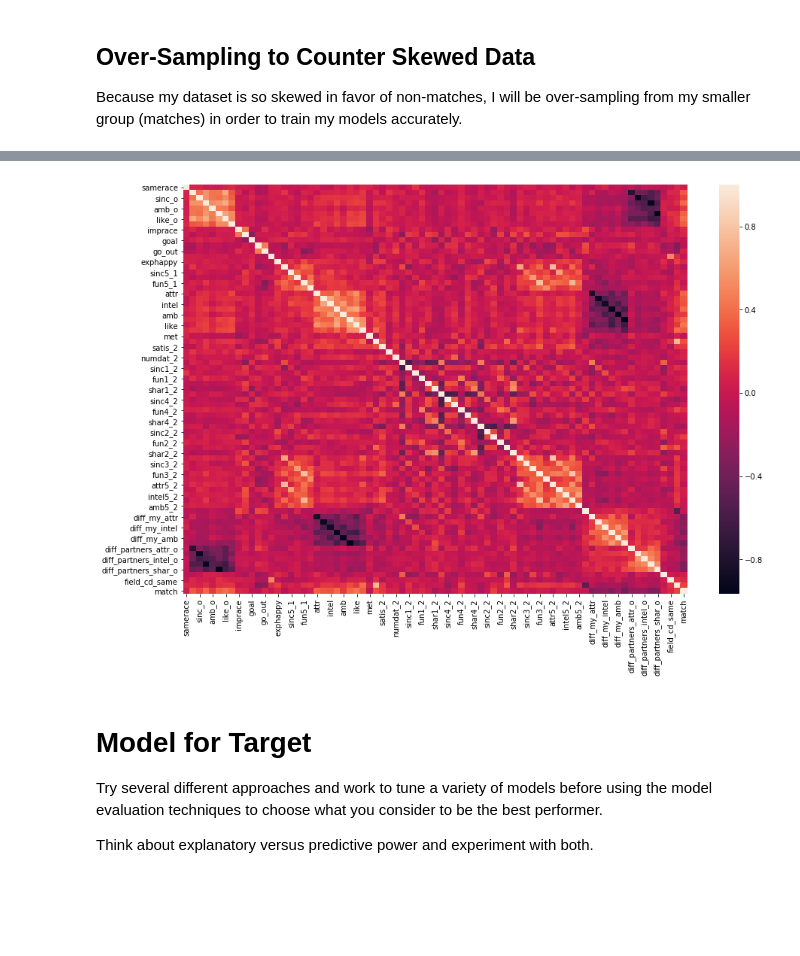
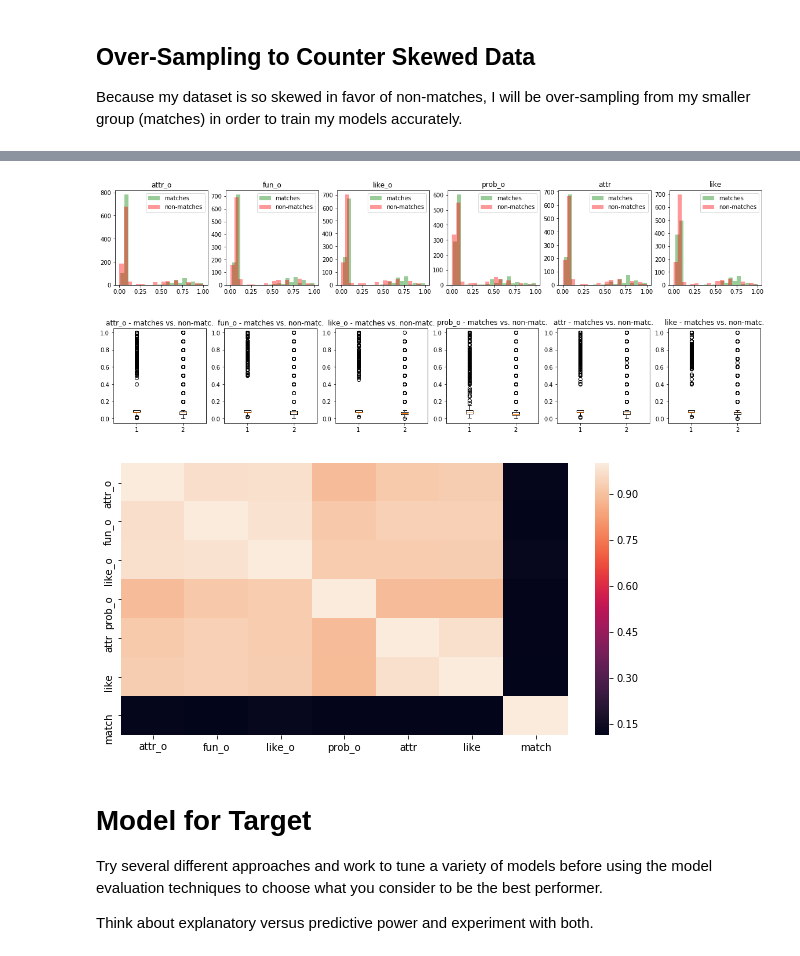
Before and after one commit to esthersweon/thinkful, a Jupyter notebook: main/unit_3/lesson_7_project_1.ipynb, the cells around one changed output, grey strips where cells are left out. Cells and saved outputs as stored; diff of their text form; code cells hidden in the pictures; blank space fills up the shorter version.

```diff
--- a/main/unit_3/lesson_7_project_1.ipynb
+++ b/main/unit_3/lesson_7_project_1.ipynb
@@ -476,7 +511,17 @@ df.head()
+# %%
+train_df = df.loc[::2, cols_of_interest + ['match']]
+test_df = df.loc[1::2, cols_of_interest + ['match']]
 # %%
-X = df.loc[:, df.columns != 'match']
+X = df.loc[:, cols_of_interest]
 Y = df['match']
-X_train, X_test, Y_train, Y_test = train_test_split(X, Y, test_size=0.25, random_state=1)
+
+X_train = train_df.loc[:, cols_of_interest]
+Y_train = train_df['match']
+
+X_test = test_df.loc[:, cols_of_interest]
+Y_test = test_df['match']
 
 sm = SMOTE(random_state=1, ratio = 1.0)
 X_train_res, Y_train_res = sm.fit_sample(X_train, Y_train)
+
+Counter(Y_train_res)
@@ -483,6 +530,8 @@ X_train_res, Y_train_res = sm.fit_sample(X_train, Y_train)
+# %%
+oversampled_X_train, oversampled_X_test, oversampled_Y_train, oversampled_Y_test = train_test_split(X_train_res, Y_train_res, test_size=0.25, random_state=1)
 # %%
-new_df = pd.DataFrame(data = X_train_res, columns=cols_of_interest)
-new_df['match'] = Y_train_res
+df = pd.DataFrame(data = oversampled_X_train, columns=cols_of_interest)
+df['match'] = oversampled_Y_train
 
-new_df.head()
+df.head()
 # %% [output]
@@ -516,9 +544,15 @@ plt.show()
+# %%
+show_distributions(df)
+show_boxplots(df)
+# %% [output]
+[figure, added]
+[figure, added]
 # %%
-plt.figure(figsize=(15,10))
-sns.heatmap(new_df.corr())
+plt.figure(figsize=(10,5))
+sns.heatmap(df.corr())
 plt.show()
 # %% [output]
-[figure, old version]
+[figure, new version]
 # %% [markdown]
 # Model for Target
 
```
Also changed, not shown: parts of 46 cells of this notebook.
